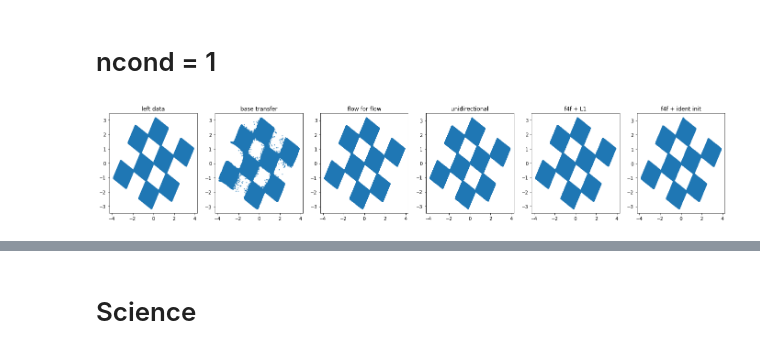
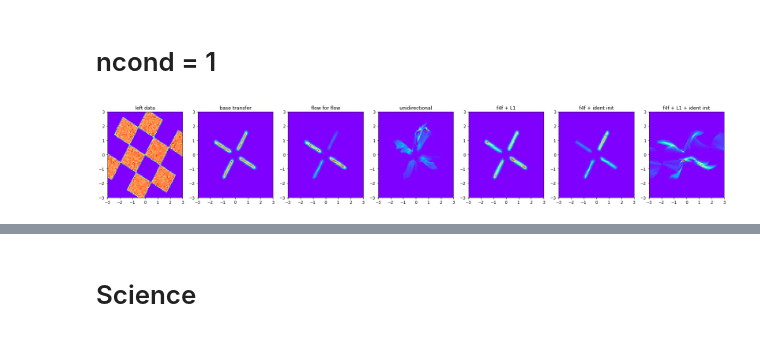
Before and after one commit to rmastand/flows4flows, a Jupyter notebook: calc_distances_toy.ipynb, the cells around one changed output, grey strips where cells are left out. Drawn from its saved outputs; the diff is of its cells as text; code cells hidden in the pictures.

```diff
--- a/calc_distances_toy.ipynb
+++ b/calc_distances_toy.ipynb
@@ -162,6 +180,9 @@ Method II : 1.07559 +/- 0.54141
 # %% [markdown]
 # ncond = 1
 # %%
+eval_results_dir = "~/flows4flows/writeup2/"
+
+
 def collect_all_data_yescond(key, code):
 
     transported_results = {"left":[0,0], # x, y
@@ -173,7 +194,7 @@ def collect_all_data_yescond(key, code):
                            "L1_end":[0,0],
                                 }
 
-    eval_dict_root = f"/global/home/users/rrmastandrea/flows4flows/writeup/{key}_f4f/"
+    eval_dict_root = f"{eval_results_dir}/{key}_f4f/"
     results_root = pd.read_hdf(f"{eval_dict_root}/flow4flow_plots/eval_data_conditional.h5", f"f4f_{code}")
 
     transported_results["left"] = [results_root["input_x"], results_root["input_y"]]
@@ -182,24 +203,30 @@ def collect_all_data_yescond(key, code):
     transported_results["f4f"] = [results_root["transformed_x"], results_root["transformed_y"]]
 
     # unidir
-    eval_dict_unidir = f"/global/home/users/rrmastandrea/flows4flows/writeup/{key}_inv/"
+    eval_dict_unidir = f"{eval_results_dir}/{key}_inv/"
     results_unidir = pd.read_hdf(f"{eval_dict_unidir}/flow4flow_plots/eval_data_conditional.h5", f"f4f_{code}")
     transported_results["unidir_start"] = [results_unidir["input_x"], results_unidir["input_y"]]
     transported_results["unidir_end"] = [results_unidir["transformed_x"], results_unidir["transformed_y"]]
 
 
-    # l1
-    eval_dict_l1 = f"/global/home/users/rrmastandrea/flows4flows/writeup/{key}_l1/"
+    # L1
+    eval_dict_l1 = f"{eval_results_dir}/{key}_L1/"
     results_l1 = pd.read_hdf(f"{eval_dict_l1}/flow4flow_plots/eval_data_conditional.h5", f"f4f_{code}")
     transported_results["L1_start"] = [results_l1["input_x"], results_l1["input_y"]]
     transported_results["L1_end"] = [results_l1["transformed_x"], results_l1["transformed_y"]]
 
 
     # II
-    eval_dict_identinit = f"/global/home/users/rrmastandrea/flows4flows/writeup/{key}_identinit/"
+    eval_dict_identinit = f"{eval_results_dir}/{key}_identinit/"
     results_identinit = pd.read_hdf(f"{eval_dict_identinit}/flow4flow_plots/eval_data_conditional.h5", f"f4f_{code}")
     transported_results["II_start"] = [results_identinit["input_x"], results_identinit["input_y"]]
     transported_results["II_end"] = [results_identinit["transformed_x"], results_identinit["transformed_y"]]
+
+    # L1 + II
+    eval_dict_identinit = f"{eval_results_dir}/{key}_L1_identinit/"
+    results_identinit = pd.read_hdf(f"{eval_dict_identinit}/flow4flow_plots/eval_data_conditional.h5", f"f4f_{code}")
+    transported_results["L1_II_start"] = [results_identinit["input_x"], results_identinit["input_y"]]
+    transported_results["L1_II_end"] = [results_identinit["transformed_x"], results_identinit["transformed_y"]]
 
 
 
@@ -208,26 +235,32 @@ def collect_all_data_yescond(key, code):
 
 def plot_data_yescond(results_dir, size = 4):
 
+    cmap = "rainbow"
+    b = np.linspace(-3, 3, 100)
 
-    fig, ax = plt.subplots(1, 6, figsize = (6*size, size))
 
-    ax[0].scatter(results_dir["left"][0], results_dir["left"][1], s = 1)
+    fig, ax = plt.subplots(1, 7, figsize = (7*size, size))
+
+    ax[0].hist2d(results_dir["left"][0], results_dir["left"][1], bins = b, cmap = cmap)
     ax[0].set_title("left data")
 
-    ax[1].scatter(results_dir["base_transfer"][0], results_dir["base_transfer"][1], s = 1)
+    ax[1].hist2d(results_dir["base_transfer"][0], results_dir["base_transfer"][1], bins = b, cmap = cmap)
     ax[1].set_title("base transfer")
 
-    ax[2].scatter(results_dir["f4f"][0], results_dir["f4f"][1], s = 1)
+    ax[2].hist2d(results_dir["f4f"][0], results_dir["f4f"][1], bins = b, cmap = cmap)
     ax[2].set_title("flow for flow")
 
-    ax[3].scatter(results_dir["unidir_end"][0], results_dir["unidir_end"][1], s = 1)
+    ax[3].hist2d(results_dir["unidir_end"][0], results_dir["unidir_end"][1], bins = b, cmap = cmap)
     ax[3].set_title("unidirectional")
 
-    ax[4].scatter(results_dir["L1_end"][0], results_dir["L1_end"][1], s = 1)
+    ax[4].hist2d(results_dir["L1_end"][0], results_dir["L1_end"][1], bins = b, cmap = cmap)
     ax[4].set_title("f4f + L1")
 
-    ax[5].scatter(results_dir["II_end"][0], results_dir["II_end"][1], s = 1)
+    ax[5].hist2d(results_dir["II_end"][0], results_dir["II_end"][1], bins = b, cmap = cmap)
     ax[5].set_title("f4f + ident init")
+
+    ax[6].hist2d(results_dir["L1_II_start"][0], results_dir["L1_II_end"][1], bins = b, cmap = cmap)
+    ax[6].set_title("f4f + L1 + ident init")
 
 
 
@@ -235,13 +268,13 @@ def plot_data_yescond(results_dir, size = 4):
 # %%
 
 # get the data
-spirals_dir = collect_all_data_yescond("checkerboard_checkerboard_rotation", "30_00")
-#spirals_dir = collect_all_data_yescond("spirals_spirals_radial", "1_00")
-
+#spirals_dir = collect_all_data_yescond("checkerboard_checkerboard_rotation", "30_00")
+spirals_dir = collect_all_data_yescond("checkerboard_star_rotation", "30_00")
+#spirals_dir = collect_all_data_yescond("checkerboard_fourcircles_rotation", "30_00")
 
 # plot
 plot_data_yescond(spirals_dir)
 # %% [output]
-[figure, old version]
+[figure, new version]
 # %%
 calculate_distance_and_plot(spirals_dir, bins = np.linspace(0, 4, 40), baseline = False)
```
Also changed, not shown: parts of 10 cells of this notebook, 1 other file.
